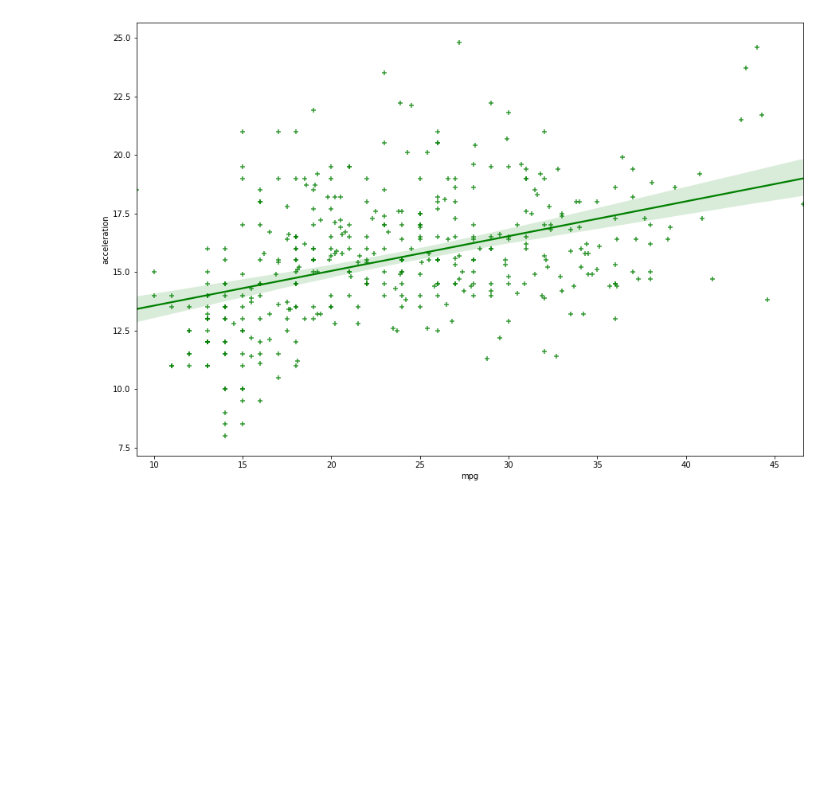
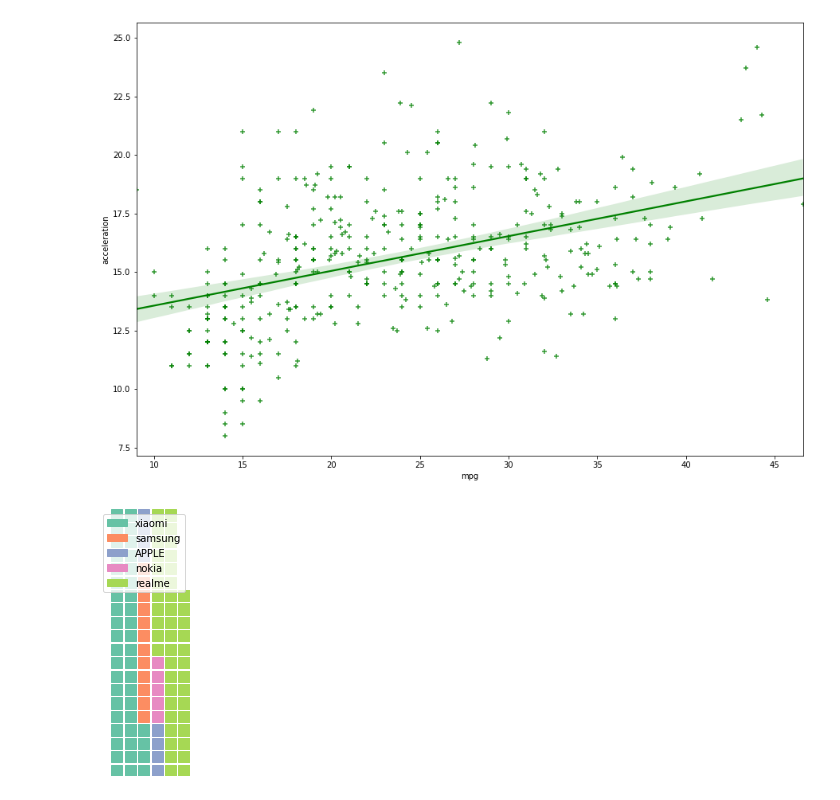
Before and after one commit to DarshanLJ/Notes, a Jupyter notebook: ch 02.ipynb, the cells around one changed output. Drawn from its saved outputs; the diff is of its cells as text; code cells hidden in the pictures; blank space fills up the shorter version.

```diff
--- a/ch 02.ipynb
+++ b/ch 02.ipynb
@@ -457,3 +457,11 @@ sns.regplot(x="mpg",y="acceleration",data=df,color="green",marker="+")
 plt.show()
 # %% [output]
 [figure]
+# %%
+from pywaffle import Waffle
+data={'phone':['xiaomi','samsung','APPLE','nokia','realme'],'stock':[44,12,8,5,45]}
+df=pd.DataFrame(data)
+fig=plt.figure(FigureClass=Waffle,rows=20,values=df.stock,labels=list(df.phone))
+plt.show()
+# %% [output]
+[figure, added]
```
